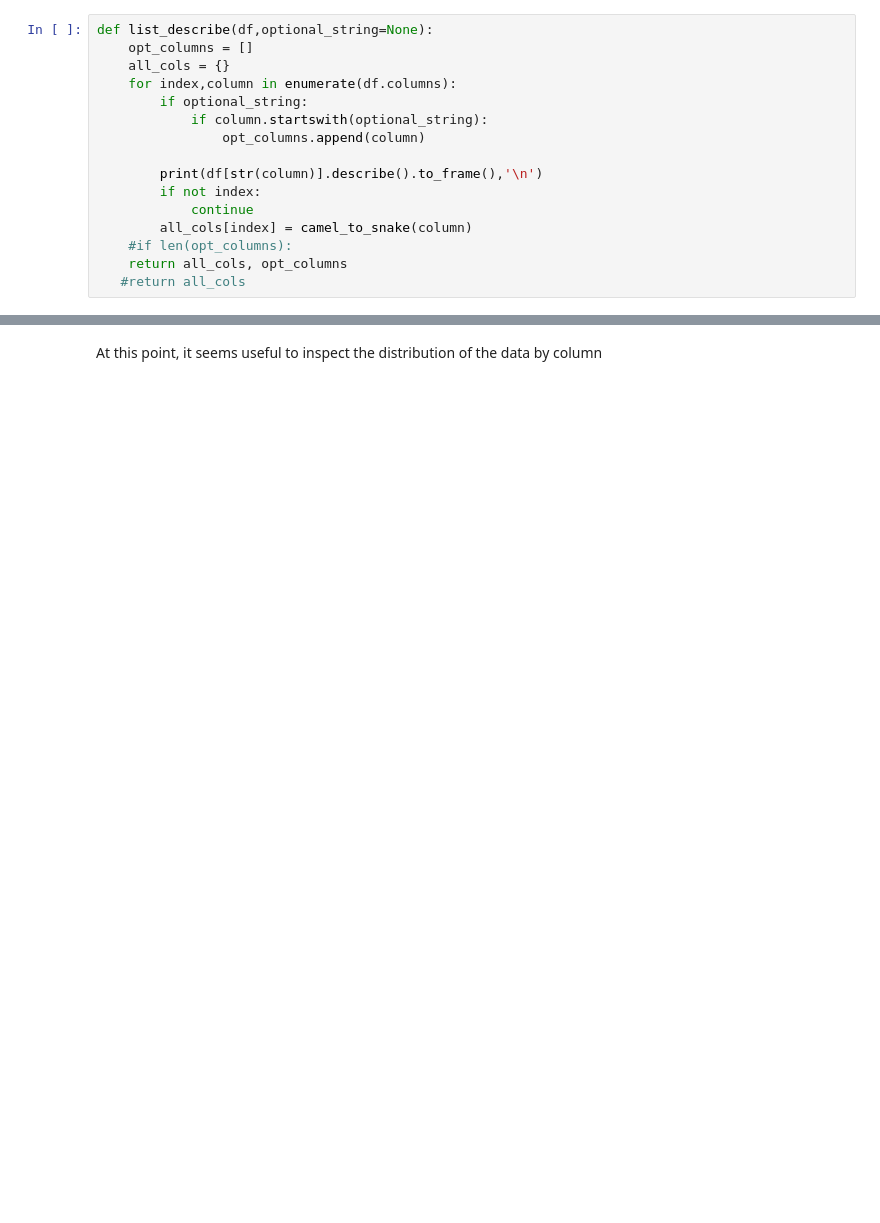
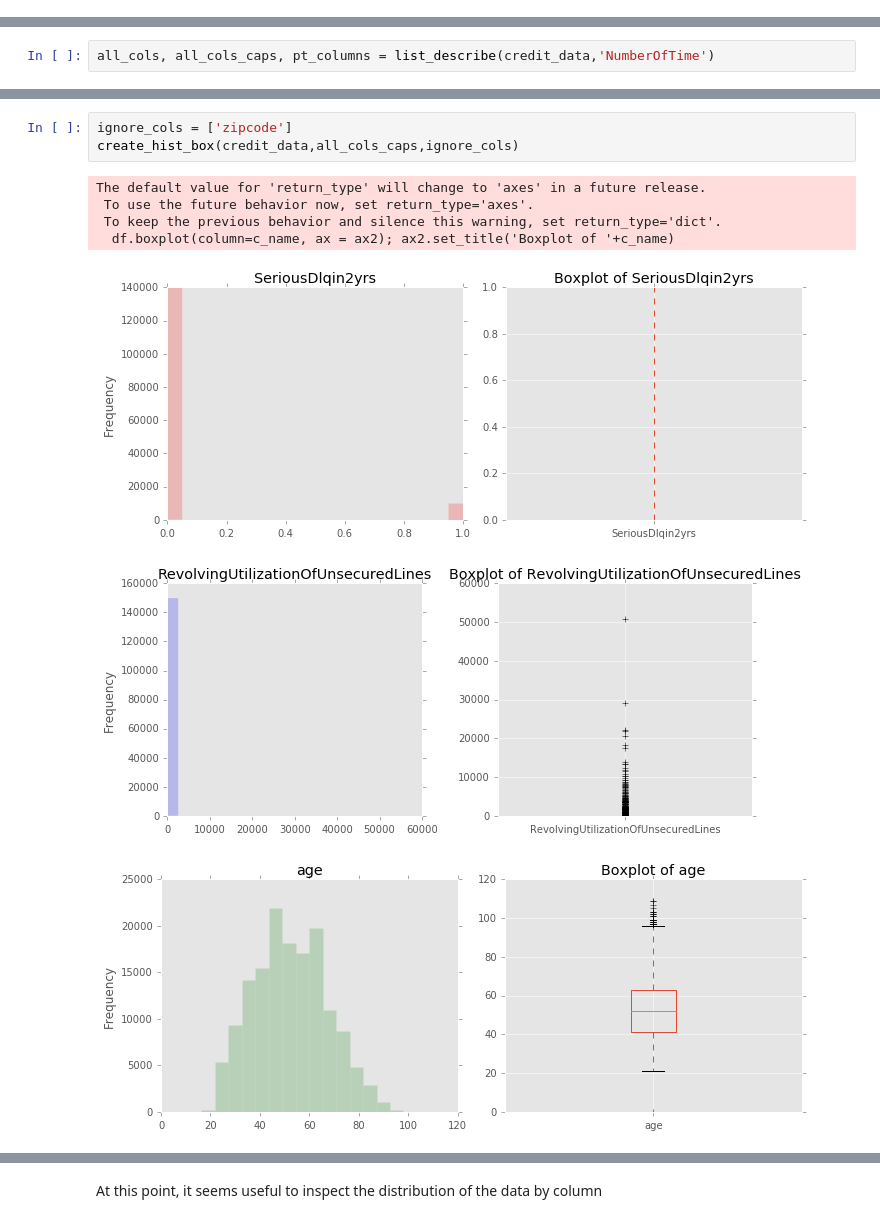
Before and after one commit to Aycrazy/capp30254, a Jupyter notebook: hws/HW2/HW2_Pipeline.ipynb, the cells around one changed output, grey strips where cells are left out. Drawn from its saved outputs; the diff is of its cells as text; blank space fills up the shorter version.

```diff
--- a/hws/HW2/HW2_Pipeline.ipynb
+++ b/hws/HW2/HW2_Pipeline.ipynb
@@ -62,16 +16,0 @@ Index(['PersonID', 'SeriousDlqin2yrs', 'RevolvingUtilizationOfUnsecuredLines',
-# %%
-def list_describe(df,optional_string=None):
-    opt_columns = []
-    all_cols = {}
-    for index,column in enumerate(df.columns):
-        if optional_string:
-            if column.startswith(optional_string):
-                opt_columns.append(column)
-
-        print(df[str(column)].describe().to_frame(),'\n')
-        if not index:
-            continue
-        all_cols[index] = camel_to_snake(column)
-    #if len(opt_columns):
-    return all_cols, opt_columns
-   #return all_cols
@@ -77,0 +36,2 @@ def list_describe(df,optional_string=None):
+# %%
+all_cols, all_cols_caps, pt_columns = list_describe(credit_data,'NumberOfTime')
@@ -77,0 +70,11 @@ def list_describe(df,optional_string=None):
+# %%
+ignore_cols = ['zipcode']
+create_hist_box(credit_data,all_cols_caps,ignore_cols)
+# %% [output]
+The default value for 'return_type' will change to 'axes' in a future release.
+ To use the future behavior now, set return_type='axes'.
+ To keep the previous behavior and silence this warning, set return_type='dict'.
+  df.boxplot(column=c_name, ax = ax2); ax2.set_title('Boxplot of '+c_name)
+[figure, added]
+[figure, added]
+[figure, added]
```
Also changed, not shown: parts of 49 cells of this notebook, 4 other files.
